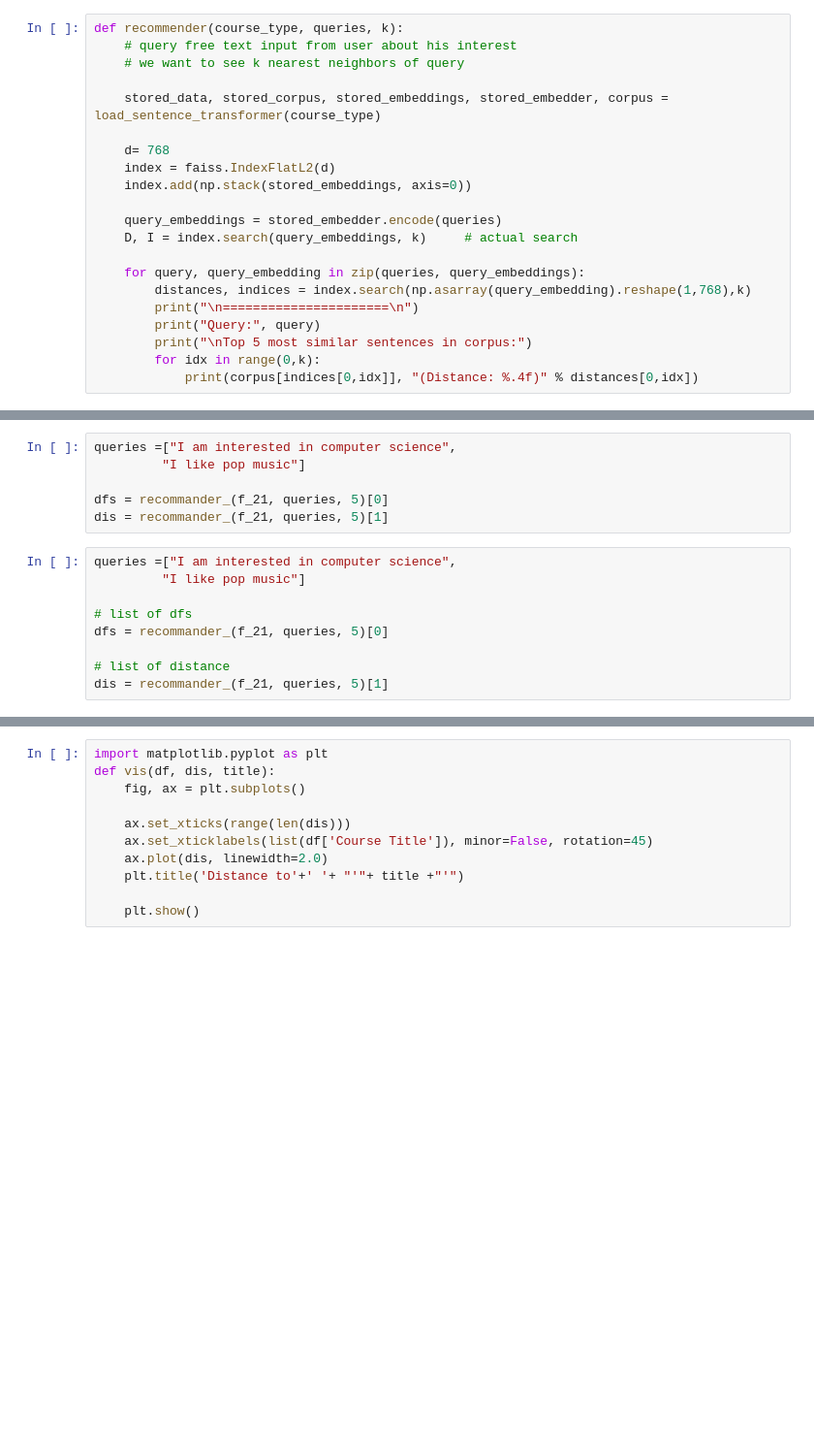
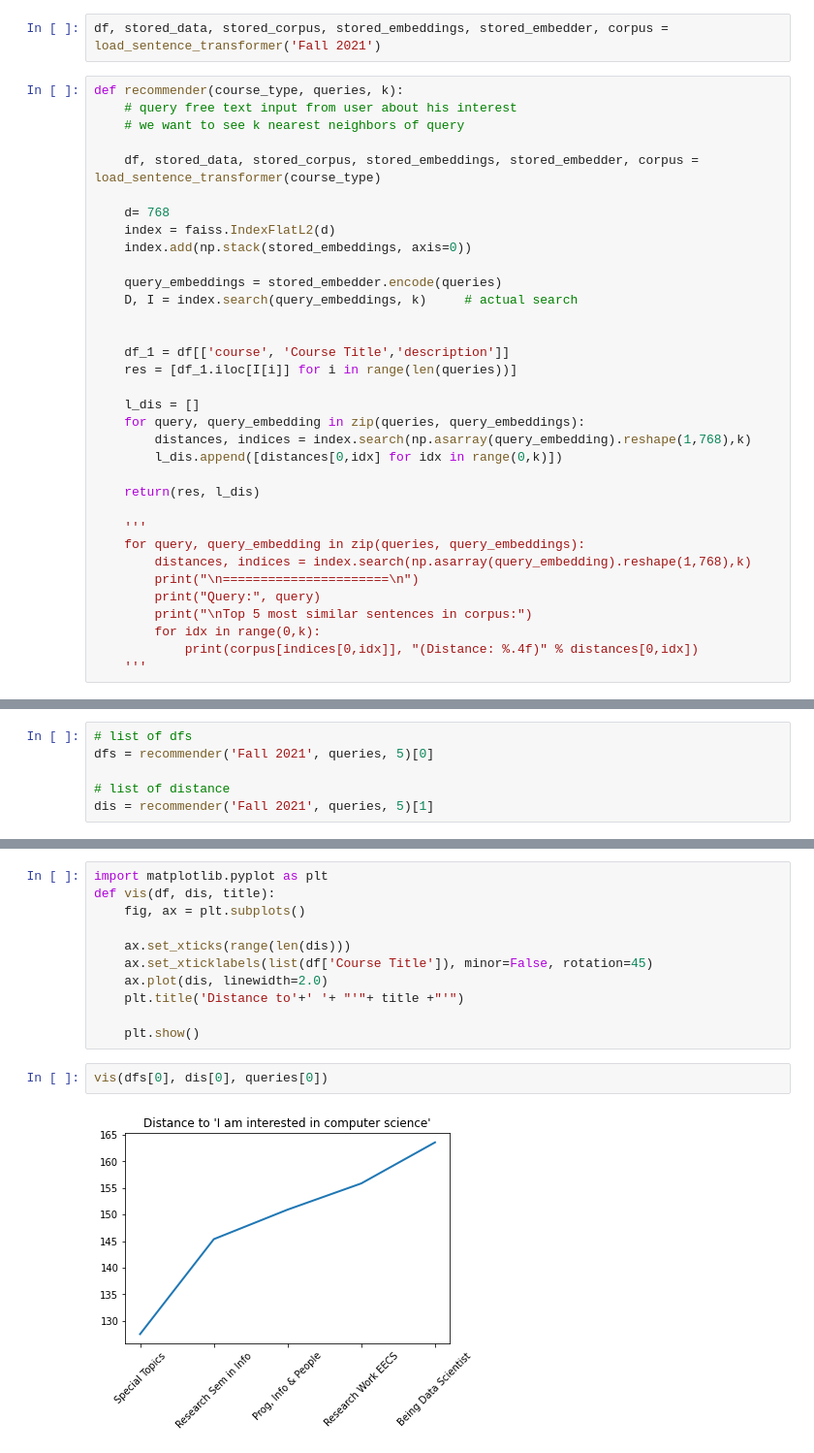
Before and after one commit to yessie-kim/classeek, a Jupyter notebook: deep_learning_free_text_BH_updated.ipynb, the cells around one changed output, grey strips where cells are left out. Shown at 97% size. Cells and saved outputs as stored; diff of their text form; blank space fills up the shorter version.

```diff
--- a/deep_learning_free_text_BH_updated.ipynb
+++ b/deep_learning_free_text_BH_updated.ipynb
@@ -59,9 +59,11 @@ def load_sentence_transformer(course_type):
+# %%
+df, stored_data, stored_corpus, stored_embeddings, stored_embedder, corpus = load_sentence_transformer('Fall 2021')
 # %%
 def recommender(course_type, queries, k):
     # query free text input from user about his interest
     # we want to see k nearest neighbors of query
 
-    stored_data, stored_corpus, stored_embeddings, stored_embedder, corpus = load_sentence_transformer(course_type)
+    df, stored_data, stored_corpus, stored_embeddings, stored_embedder, corpus = load_sentence_transformer(course_type)
 
     d= 768
     index = faiss.IndexFlatL2(d)
@@ -70,6 +72,18 @@ def recommender(course_type, queries, k):
     query_embeddings = stored_embedder.encode(queries)
     D, I = index.search(query_embeddings, k)     # actual search
 
+
+    df_1 = df[['course', 'Course Title','description']]
+    res = [df_1.iloc[I[i]] for i in range(len(queries))]
+
+    l_dis = []
+    for query, query_embedding in zip(queries, query_embeddings):
+        distances, indices = index.search(np.asarray(query_embedding).reshape(1,768),k)
+        l_dis.append([distances[0,idx] for idx in range(0,k)])
+
+    return(res, l_dis)
+
+    '''
     for query, query_embedding in zip(queries, query_embeddings):
         distances, indices = index.search(np.asarray(query_embedding).reshape(1,768),k)
         print("\n======================\n")
@@ -77,6 +91,7 @@ def recommender(course_type, queries, k):
         print("\nTop 5 most similar sentences in corpus:")
         for idx in range(0,k):
             print(corpus[indices[0,idx]], "(Distance: %.4f)" % distances[0,idx])
+    '''
 # %%
 queries =["I am interested in computer science",
          "I like pop music",
@@ -110,15 +119,6 @@ def recommander_(df, queries, k):
-# %%
-queries =["I am interested in computer science",
-         "I like pop music"]
-
-dfs = recommander_(f_21, queries, 5)[0]
-dis = recommander_(f_21, queries, 5)[1]
 # %%
-queries =["I am interested in computer science",
-         "I like pop music"]
-
 # list of dfs
-dfs = recommander_(f_21, queries, 5)[0]
+dfs = recommender('Fall 2021', queries, 5)[0]
 
 # list of distance
-dis = recommander_(f_21, queries, 5)[1]
+dis = recommender('Fall 2021', queries, 5)[1]
@@ -135,4 +133,8 @@ def vis(df, dis, title):
     plt.title('Distance to'+' '+ "'"+ title +"'")
 
     plt.show()
+# %%
+vis(dfs[0], dis[0], queries[0])
+# %% [output]
+[figure, added]
 # %%
```
Also changed, not shown: parts of 8 cells of this notebook.
